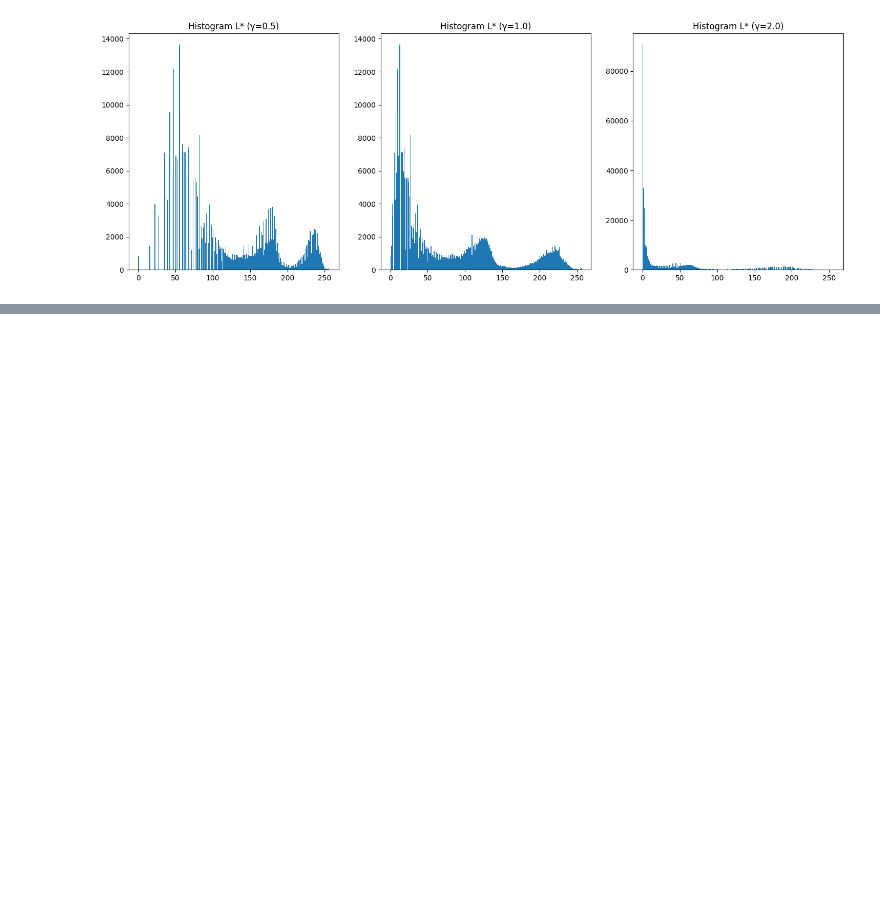
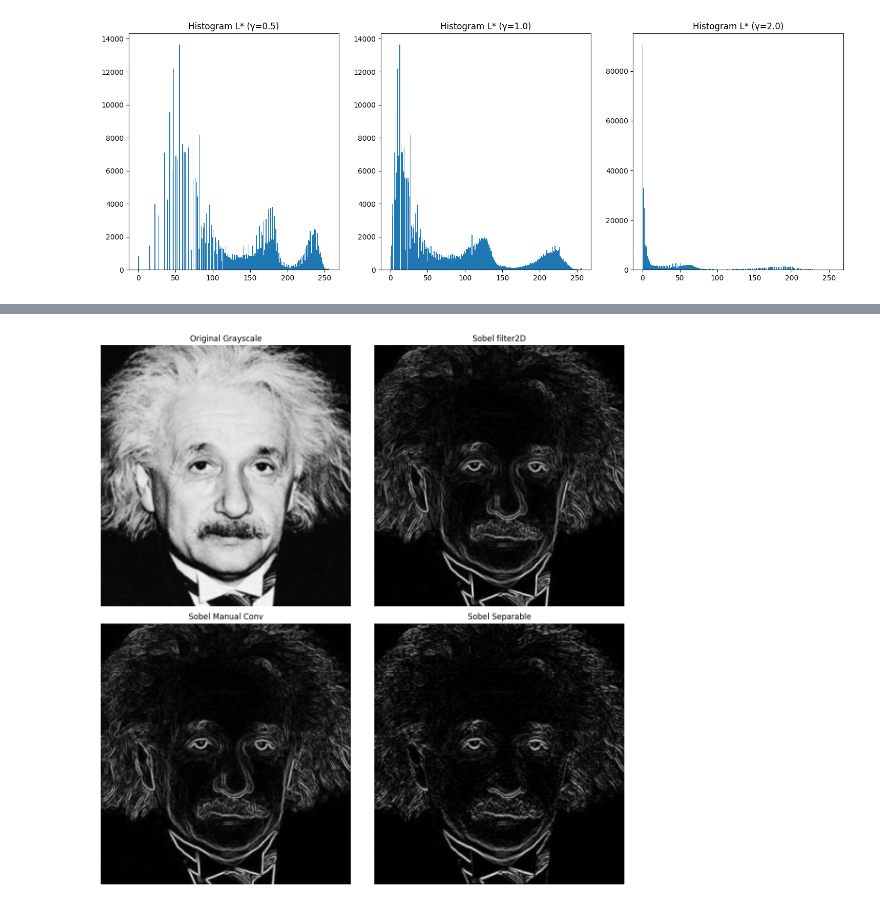
Before and after one commit to htwthilini/computer-vision-Assignment, a Jupyter notebook: assignment_1_3.ipynb, the cells around one changed output, grey strips where cells are left out. Saved outputs shown, nothing was run; the diff lists cells and outputs as text; code cells hidden in the pictures; blank space fills up the shorter version.

```diff
--- a/assignment_1_3.ipynb
+++ b/assignment_1_3.ipynb
@@ -180,0 +263,91 @@ plt.show()
+# %%
+import cv2 as cv
+import numpy as np
+import matplotlib.pyplot as plt
+
+# ---------- Load grayscale image ----------
+image = cv.imread('einstein.png', cv.IMREAD_GRAYSCALE)
+assert image is not None, "Failed to load einstein.png"
+gray_img = image.astype(np.float32)
+
+# ---------- Sobel kernels ----------
+kernel_sobel_x = np.array([[-1, 0, 1],
+                           [-2, 0, 2],
+                           [-1, 0, 1]], dtype=np.float32)
+
+kernel_sobel_y = np.array([[-1, -2, -1],
+                           [0, 0, 0],
+                           [1, 2, 1]], dtype=np.float32)
+
+normalization = 1/8.0  # scale factor
+
+# ---------- Utility ----------
+def normalize_to_uint8(mat):
+    return cv.normalize(mat, None, 0, 255, cv.NORM_MINMAX).astype(np.uint8)
+
+# ---------- Part (a) Using OpenCV filter2D ----------
+grad_x_cv = cv.filter2D(gray_img, cv.CV_32F, kernel_sobel_x) * normalization
+grad_y_cv = cv.filter2D(gray_img, cv.CV_32F, kernel_sobel_y) * normalization
+magnitude_cv = np.sqrt(grad_x_cv**2 + grad_y_cv**2)
+magnitude_cv_uint8 = normalize_to_uint8(magnitude_cv)
+
+# ---------- Part (b) Manual convolution ----------
+def manual_conv2d(src_img, conv_kernel):
+    kh, kw = conv_kernel.shape
+    pad_h, pad_w = kh//2, kw//2
+    conv_kernel = np.flipud(np.fliplr(conv_kernel))
+    padded_img = np.pad(src_img, ((pad_h, pad_h), (pad_w, pad_w)), mode='reflect')
+    H, W = src_img.shape
+    result = np.zeros_like(src_img, dtype=np.float32)
+    for i in range(H):
+        for j in range(W):
+            region = padded_img[i:i+kh, j:j+kw]
+            result[i,j] = np.sum(region * conv_kernel)
+    return result
+
+grad_x_manual = manual_conv2d(gray_img, kernel_sobel_x) * normalization
+grad_y_manual = manual_conv2d(gray_img, kernel_sobel_y) * normalization
+magnitude_manual = np.sqrt(grad_x_manual**2 + grad_y_manual**2)
+magnitude_manual_uint8 = normalize_to_uint8(magnitude_manual)
+
+# ---------- Part (c) Separable Sobel ----------
+kernel_h = np.array([1, 0, -1], dtype=np.float32)
+kernel_v = np.array([1, 2, 1], dtype=np.float32)
+
+temp_y = cv.filter2D(gray_img, cv.CV_32F, kernel_v)
+grad_x_sep = cv.filter2D(temp_y, cv.CV_32F, kernel_h) * normalization
+
+temp_x = cv.filter2D(gray_img, cv.CV_32F, kernel_h)
+grad_y_sep = cv.filter2D(temp_x, cv.CV_32F, kernel_v) * normalization
+
+magnitude_sep = np.sqrt(grad_x_sep**2 + grad_y_sep**2)
+magnitude_sep_uint8 = normalize_to_uint8(magnitude_sep)
+
+# ---------- Display all images together ----------
+fig, axes = plt.subplots(2, 2, figsize=(12, 12))
+
+axes[0,0].imshow(gray_img.astype(np.uint8), cmap='gray')
+axes[0,0].set_title("Original Grayscale")
+axes[0,0].axis('off')
+
+axes[0,1].imshow(magnitude_cv_uint8, cmap='gray')
+axes[0,1].set_title("Sobel filter2D")
+axes[0,1].axis('off')
+
+axes[1,0].imshow(magnitude_manual_uint8, cmap='gray')
+axes[1,0].set_title("Sobel Manual Conv")
+axes[1,0].axis('off')
+
+axes[1,1].imshow(magnitude_sep_uint8, cmap='gray')
+axes[1,1].set_title("Sobel Separable")
+axes[1,1].axis('off')
+
+plt.tight_layout()
+plt.show()
+
+# ---------- Save output images ----------
+cv.imwrite("sobel_filter2D_output.png", magnitude_cv_uint8)
+cv.imwrite("sobel_manual_output.png", magnitude_manual_uint8)
+cv.imwrite("sobel_separable_output.png", magnitude_sep_uint8)
+# %% [output]
+[figure, added]
```
Also changed, not shown: parts of 5 cells of this notebook.
